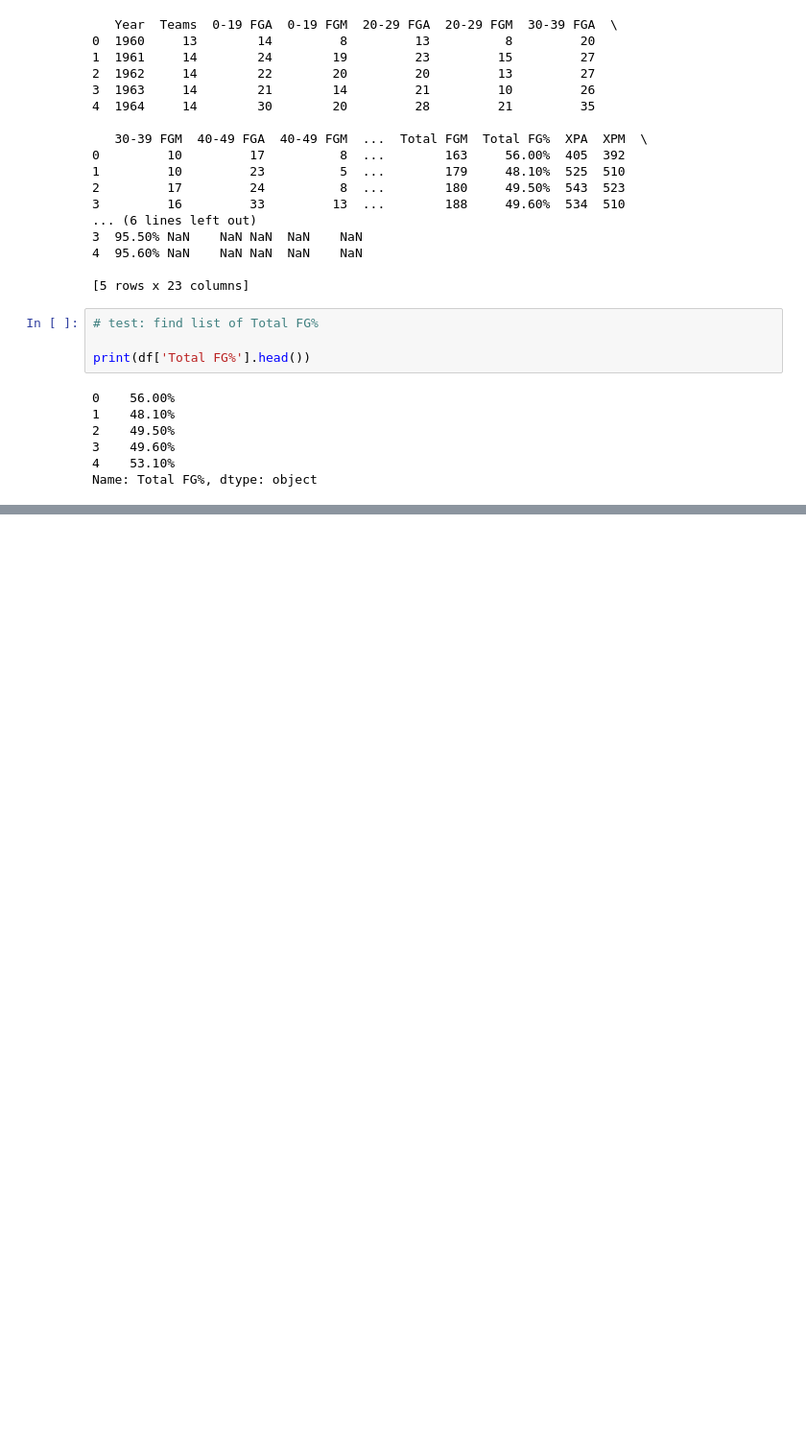
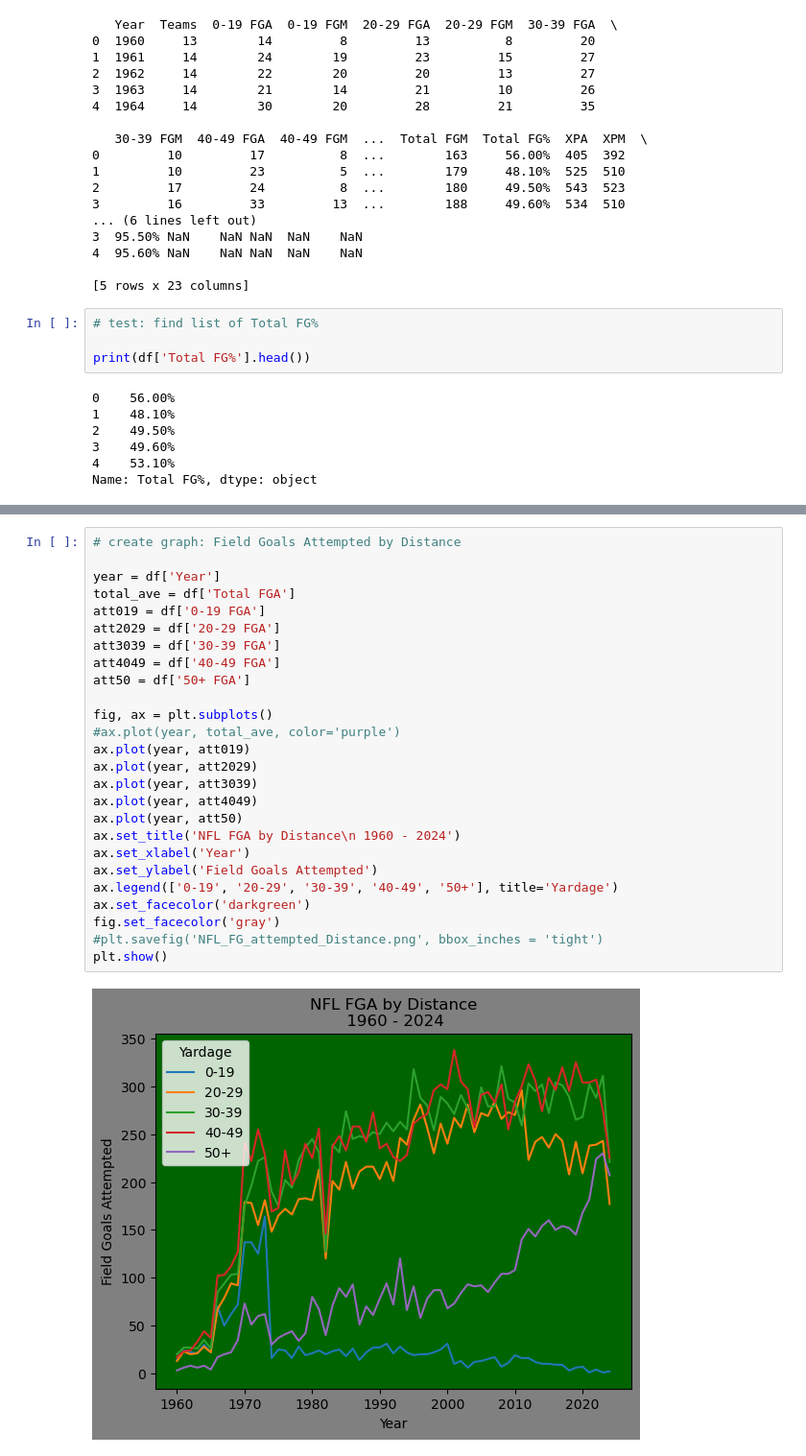
Before and after one commit to JarKanni/nfl, a Jupyter notebook: kicking_analysis/nfl_kicking.ipynb, the cells around one changed output, grey strips where cells are left out. Shown at 96% size. Cells and saved outputs as stored; diff of their text form; blank space fills up the shorter version.

Commit message:
added new graph, rearranged cells

```diff
--- a/kicking_analysis/nfl_kicking.ipynb
+++ b/kicking_analysis/nfl_kicking.ipynb
@@ -117,3 +118,31 @@ plt.show()
 4    53.101737
 dtype: float64
 [figure]
+# %%
+# create graph: Field Goals Attempted by Distance
+
+year = df['Year']
+total_ave = df['Total FGA']
+att019 = df['0-19 FGA']
+att2029 = df['20-29 FGA']
+att3039 = df['30-39 FGA']
+att4049 = df['40-49 FGA']
+att50 = df['50+ FGA']
+
+fig, ax = plt.subplots()
+#ax.plot(year, total_ave, color='purple')
+ax.plot(year, att019)
+ax.plot(year, att2029)
+ax.plot(year, att3039)
+ax.plot(year, att4049)
+ax.plot(year, att50)
+ax.set_title('NFL FGA by Distance\n 1960 - 2024')
+ax.set_xlabel('Year')
+ax.set_ylabel('Field Goals Attempted')
+ax.legend(['0-19', '20-29', '30-39', '40-49', '50+'], title='Yardage')
+ax.set_facecolor('darkgreen')
+fig.set_facecolor('gray')
+#plt.savefig('NFL_FG_attempted_Distance.png', bbox_inches = 'tight')
+plt.show()
+# %% [output]
+[figure, added]
```
Also changed, not shown: parts of 3 cells of this notebook, 1 other file.
